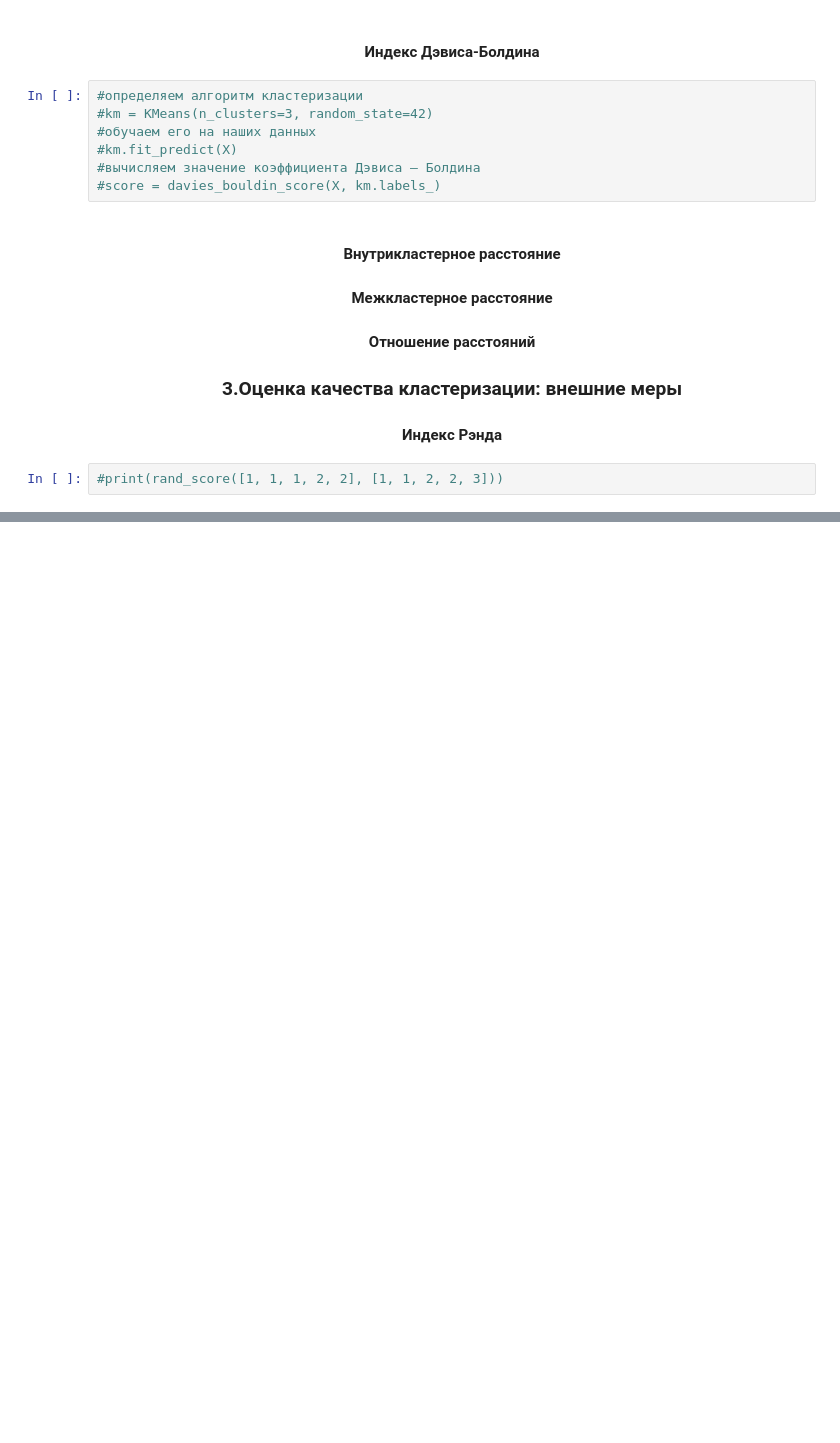
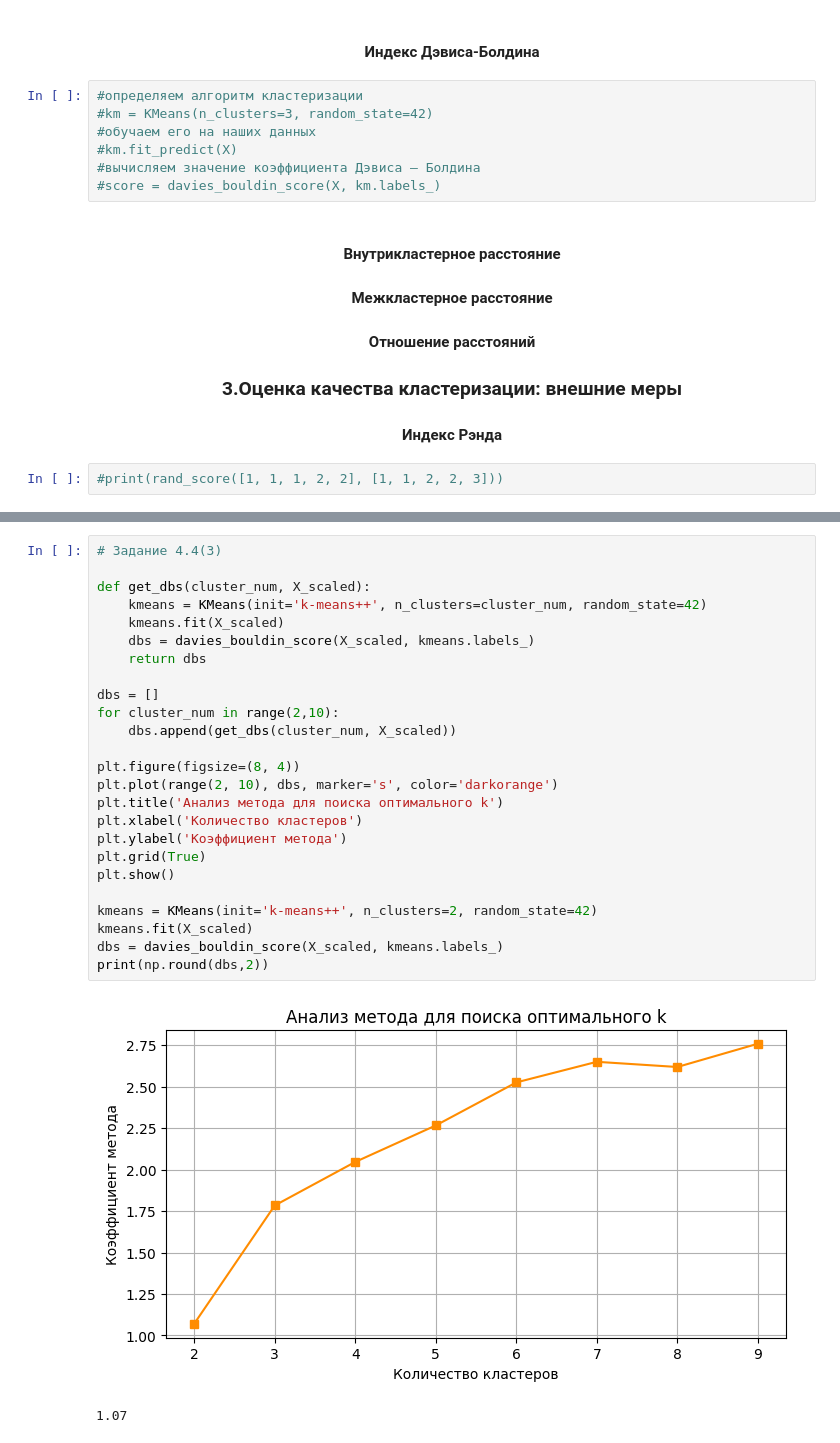
Before and after one commit to Kagemushe/sf_data_science, a Jupyter notebook: Block_6/Block_6_5.ipynb, the cells around one changed output, grey strips where cells are left out. Drawn from its saved outputs; the diff is of its cells as text; blank space fills up the shorter version.

```diff
--- a/Block_6/Block_6_5.ipynb
+++ b/Block_6/Block_6_5.ipynb
@@ -44,0 +136,28 @@
+# %%
+# Задание 4.4(3)
+
+def get_dbs(cluster_num, X_scaled):
+    kmeans = KMeans(init='k-means++', n_clusters=cluster_num, random_state=42)
+    kmeans.fit(X_scaled)
+    dbs = davies_bouldin_score(X_scaled, kmeans.labels_)
+    return dbs
+
+dbs = []
+for cluster_num in range(2,10):
+    dbs.append(get_dbs(cluster_num, X_scaled))
+
+plt.figure(figsize=(8, 4))
+plt.plot(range(2, 10), dbs, marker='s', color='darkorange')
+plt.title('Анализ метода для поиска оптимального k')
+plt.xlabel('Количество кластеров')
+plt.ylabel('Коэффициент метода')
+plt.grid(True)
+plt.show()
+
+kmeans = KMeans(init='k-means++', n_clusters=2, random_state=42)
+kmeans.fit(X_scaled)
+dbs = davies_bouldin_score(X_scaled, kmeans.labels_)
+print(np.round(dbs,2))
+# %% [output]
+[figure, added]
+1.07
```
Also changed, not shown: parts of 13 cells of this notebook.
